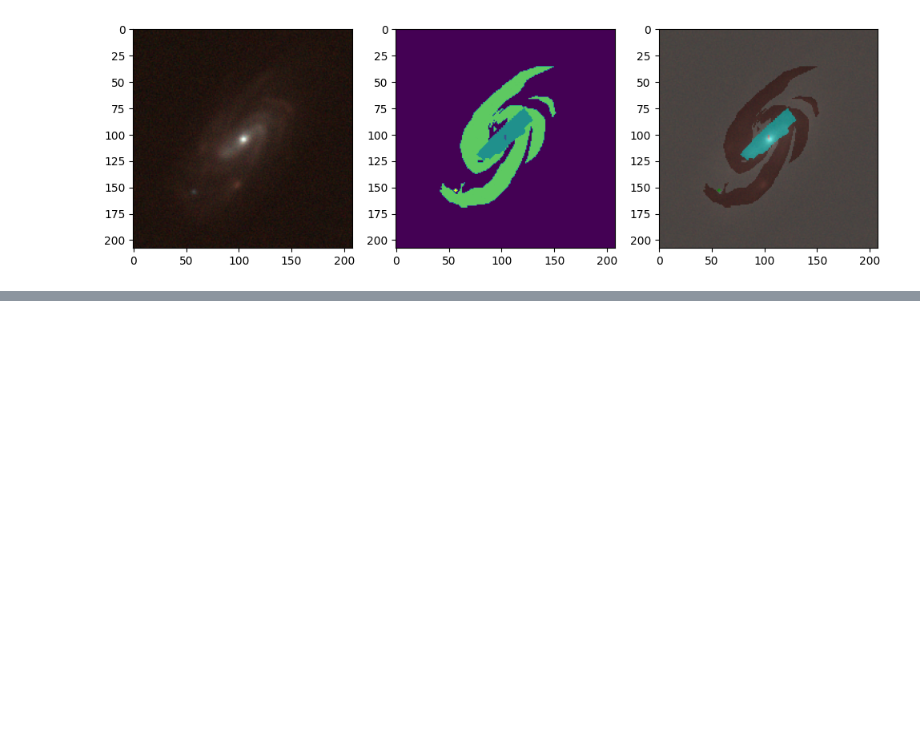
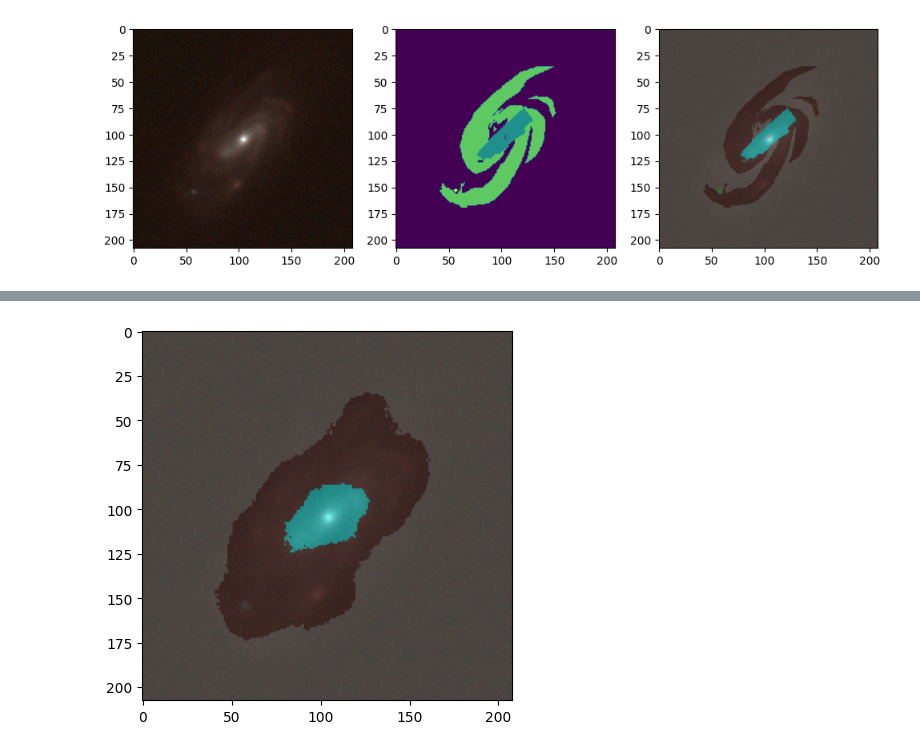
Before and after one commit to rndsrc/dl, a Jupyter notebook: segformer.ipynb, the cells around one changed output, grey strips where cells are left out. Saved outputs shown, nothing was run; the diff lists cells and outputs as text; code cells hidden in the pictures; blank space fills up the shorter version.

```diff
--- a/segformer.ipynb
+++ b/segformer.ipynb
@@ -165,0 +232,10 @@ No.    Name      Ver    Type      Cards   Dimensions   Format
+# %%
+from torch.utils.data import DataLoader
+
+train_dataloader = DataLoader(train_dataset, batch_size=2, shuffle=True)
+valid_dataloader = DataLoader(valid_dataset, batch_size=2)
+# %%
+batch = next(iter(train_dataloader))
+
+for k,v in batch.items():
+    print(k, v.shape)
@@ -165,0 +249,15 @@ No.    Name      Ver    Type      Cards   Dimensions   Format
+# %%
+id2label = {
+    0: "background",
+    1: "galactic centers",
+    2: "galactic bars",
+    3: "spiral arms",
+    4: "foreground stars",
+}
+
+model = SegformerForSemanticSegmentation.from_pretrained(
+    "nvidia/mit-b0",
+    num_labels=len(id2label),
+    id2label=id2label,
+    label2id={v:k for k,v in id2label.items()},
+)
@@ -165,0 +378,8 @@ No.    Name      Ver    Type      Cards   Dimensions   Format
+# %%
+inputs  = impro(images=img, return_tensors="pt")
+outputs = model(**inputs)
+# %%
+segmap = impro.post_process_semantic_segmentation(outputs, target_sizes=[img.shape[:-1]])[0].cpu().numpy()
+segshow(img, segmap)
+# %% [output]
+[figure, added]
```
Also changed, not shown: parts of 14 cells of this notebook.
